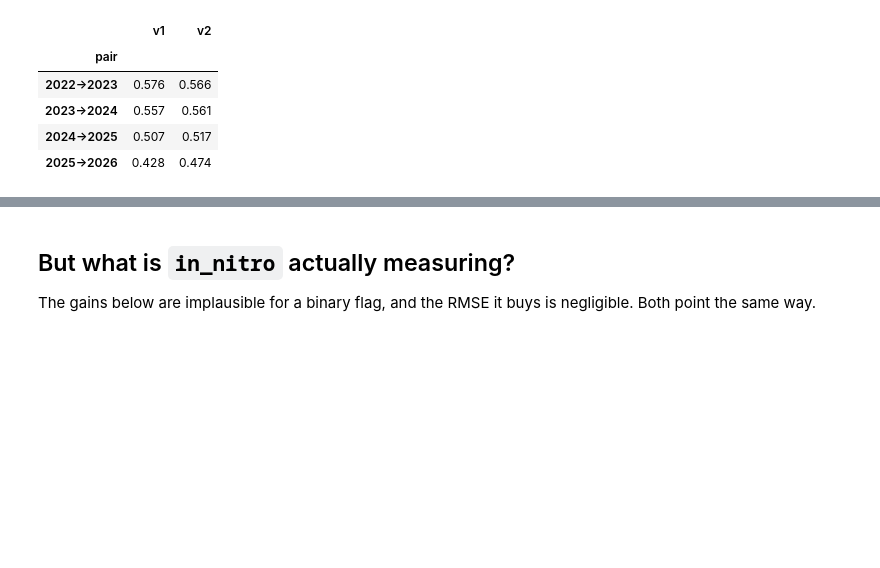
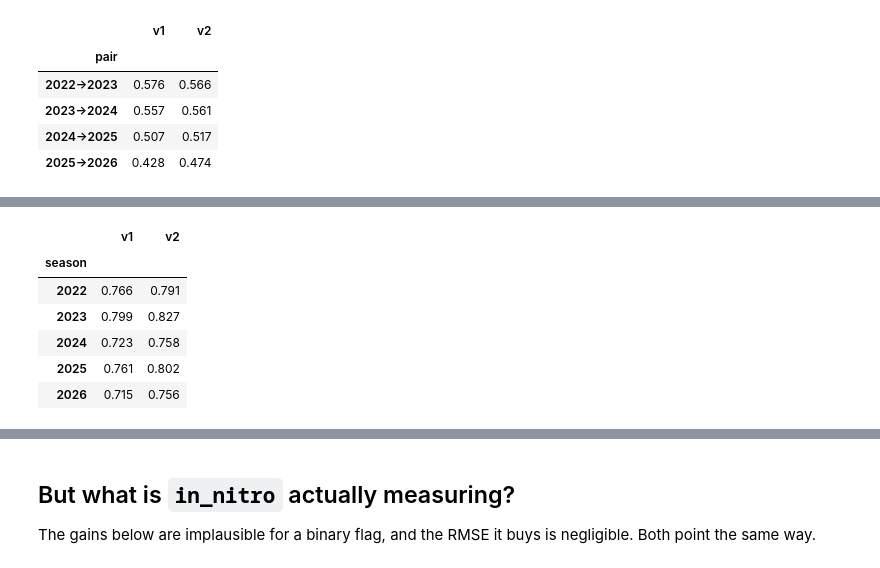
Before and after one commit to Jack1021ohoh/batter_decision_value, a Jupyter notebook: notebooks/v2_baseline.ipynb, the cells around one changed output, grey strips where cells are left out. Cells and saved outputs as stored; diff of their text form; code cells hidden in the pictures; blank space fills up the shorter version.

```diff
--- a/notebooks/v2_baseline.ipynb
+++ b/notebooks/v2_baseline.ipynb
@@ -103,0 +126,13 @@ pd.concat([r1['yoy'].r2.rename('v1'), r2['yoy'].r2.rename('v2')], axis=1).round(
+# %%
+# Split-half: odd/even plate appearances within a season, Spearman-Brown
+# corrected. Cleaner than year-over-year, since real skill change is held fixed.
+pd.concat([r1['split_half'].r_spearman_brown.rename('v1'),
+           r2['split_half'].r_spearman_brown.rename('v2')], axis=1).round(3)
+# %% [output]
+|  | v1 | v2 |
+| season |  |  |
+| 2022 | 0.766 | 0.791 |
+| 2023 | 0.799 | 0.827 |
+| 2024 | 0.723 | 0.758 |
+| 2025 | 0.761 | 0.802 |
+| 2026 | 0.715 | 0.756 |
```
Also changed, not shown: parts of 8 cells of this notebook.
